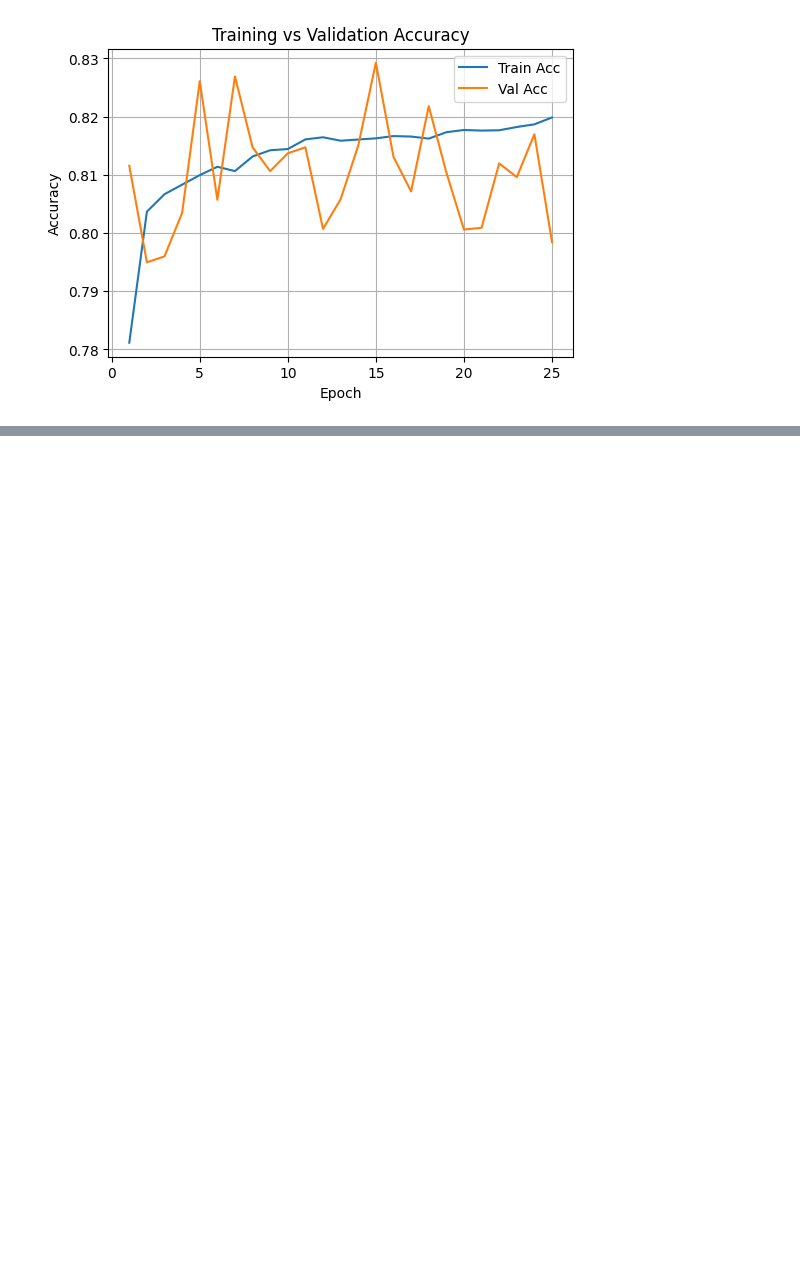
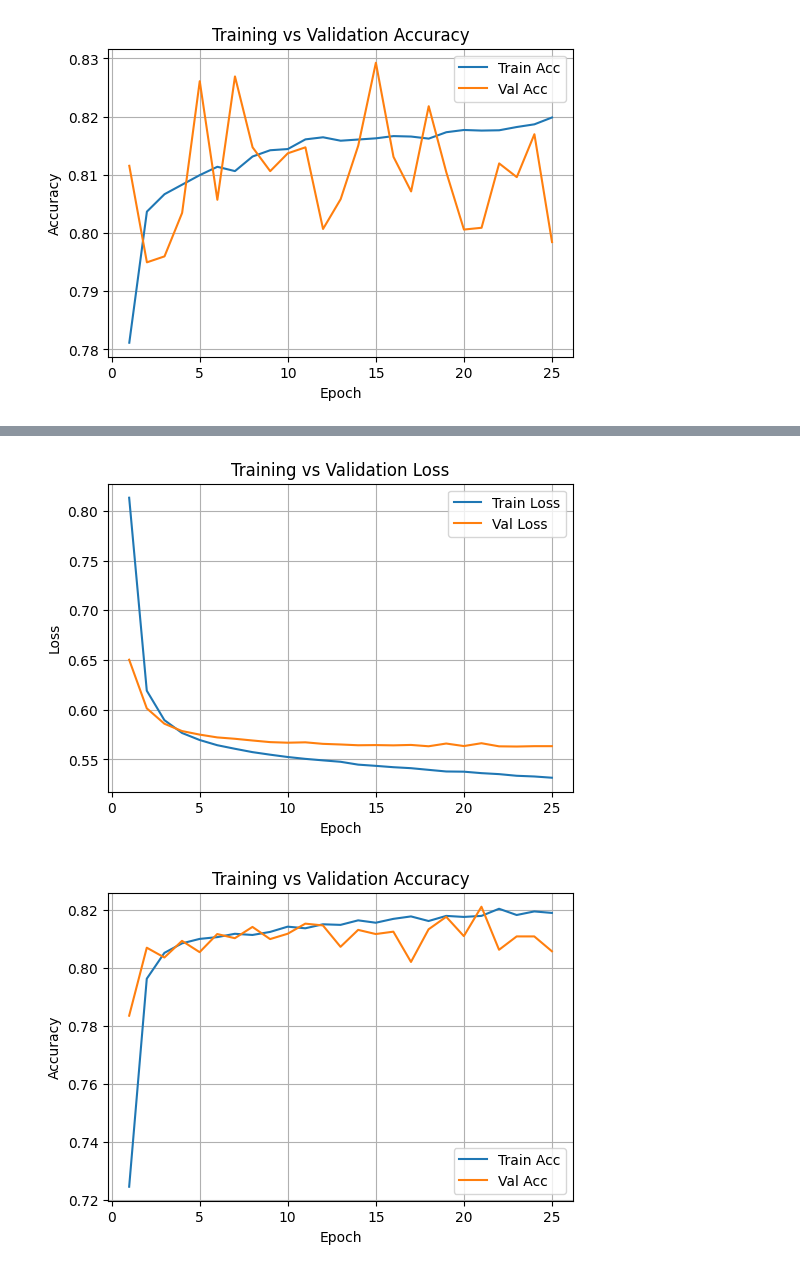
Before and after one commit to zhiweic/representation-learning, a Jupyter notebook: notebooks/pytorch_day_6_exercise.ipynb, the cells around one changed output, grey strips where cells are left out. Cells and saved outputs as stored; diff of their text form; code cells hidden in the pictures; blank space fills up the shorter version.

```diff
--- a/notebooks/pytorch_day_6_exercise.ipynb
+++ b/notebooks/pytorch_day_6_exercise.ipynb
@@ -338,3 +338,6 @@ Test loss: 0.570432  | test accuracy: 0.798444
 Epoch 24, LR=0.001
 [figure]
 [figure]
+# %%
+trained_model_scale = train_evaluate(Xtr_t, Xte_t, ytr_t, yte_t, lr=1e-4, n_blocks=1, working_dim=64, hidden_dim=16, dropout=0.5, scale=0.1)
+# %% [output]
@@ -340,0 +361,2 @@ Epoch 24, LR=0.001
+[figure, added]
+[figure, added]
```
Also changed, not shown: parts of 3 cells of this notebook, 2 other files.
